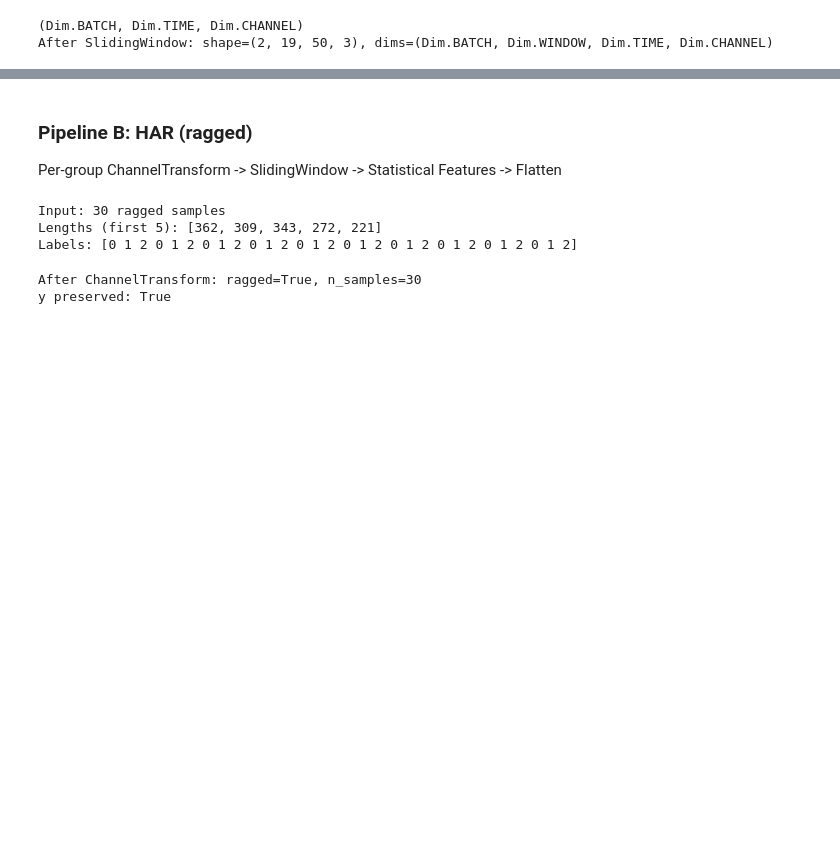
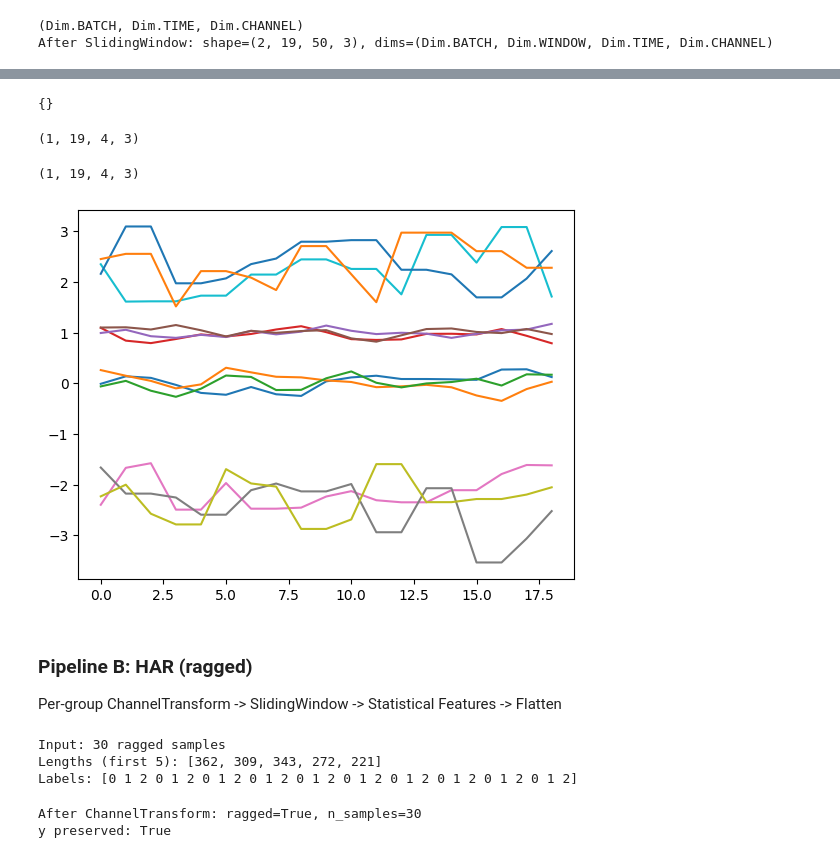
Before and after one commit to kontogiannisg/tensorts, a Jupyter notebook: test_tensorts.ipynb, the cells around one changed output, grey strips where cells are left out. Cells and saved outputs as stored; diff of their text form; code cells hidden in the pictures; blank space fills up the shorter version.

```diff
--- a/test_tensorts.ipynb
+++ b/test_tensorts.ipynb
@@ -845,3 +853,20 @@ After stats: shape=(2, 19, 4, 3)
+# %%
+X4.metadata
+# %% [output]
+{}
+# %%
+X4[0].data.shape
+# %% [output]
+(1, 19, 4, 3)
+# %%
+sample = X4[0].data
+print(sample.shape)
+for f in range(sample.shape[2]):
+    for c in range(sample.shape[3]):
+        plt.plot(sample[0, :, f, c])
+# %% [output]
+(1, 19, 4, 3)
+[figure, added]
 # %% [markdown]
 ### Pipeline B: HAR (ragged)
 Per-group ChannelTransform -> SlidingWindow -> Statistical Features -> Flatten
```
Also changed, not shown: parts of 20 cells of this notebook.
